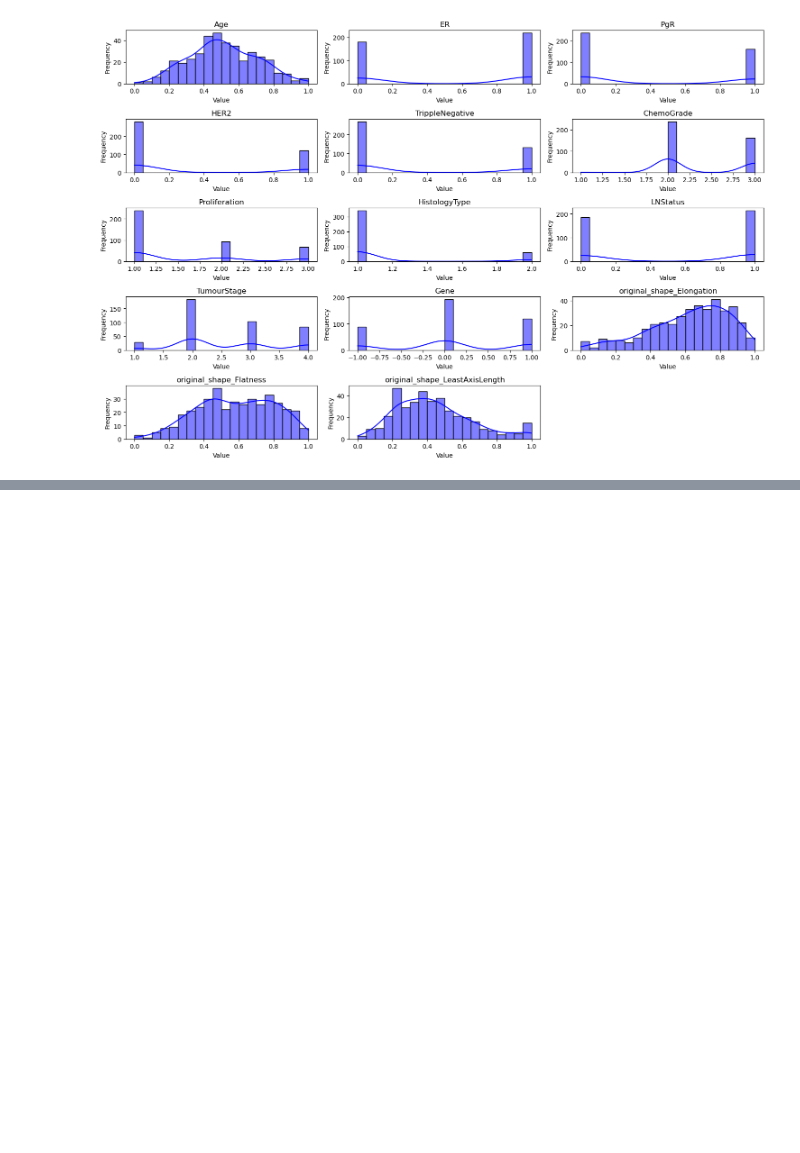
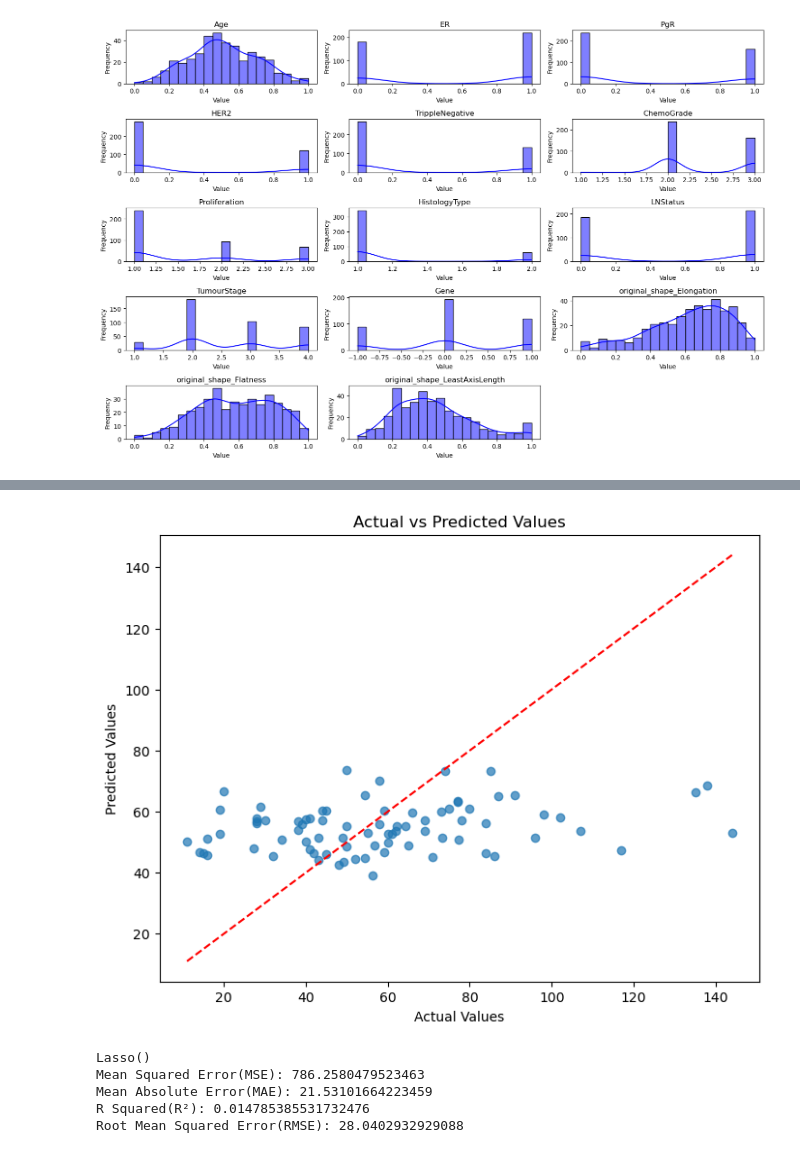
Before and after one commit to CloudSkytec/ML-CW2, a Jupyter notebook: Yh Y/RFS_Prediction.ipynb, the cells around one changed output, grey strips where cells are left out. Cells and saved outputs as stored; diff of their text form; code cells hidden in the pictures; blank space fills up the shorter version.

```diff
--- a/Yh Y/RFS_Prediction.ipynb
+++ b/Yh Y/RFS_Prediction.ipynb
@@ -270,0 +312,30 @@ Root Mean Squared Error(RMSE): 29.980529438420294
+# %%
+plt.figure(figsize=(8, 6))
+plt.scatter(y_val, y_pred, alpha=0.7)
+plt.plot(
+    [min(y_val), max(y_val)],
+    [min(y_val), max(y_val)],
+    color="red",
+    linestyle="--",
+)
+plt.xlabel("Actual Values")
+plt.ylabel("Predicted Values")
+plt.title("Actual vs Predicted Values")
+plt.show()
+# %% [output]
+[figure, added]
+# %%
+from sklearn.linear_model import Lasso
+from sklearn.model_selection import cross_val_score, RepeatedKFold
+from numpy import mean, std, absolute
+
+model = Lasso(alpha=1.0)
+model = model.fit(X_train_pca,y_train)
+y_pred = model.predict(X_val_pca)
+evaluate_model(model,y_val,y_pred)
+# %% [output]
+Lasso()
+Mean Squared Error(MSE): 786.2580479523463
+Mean Absolute Error(MAE): 21.53101664223459
+R Squared(R²): 0.014785385531732476
+Root Mean Squared Error(RMSE): 28.0402932929088
```
Also changed, not shown: parts of 11 cells of this notebook.
